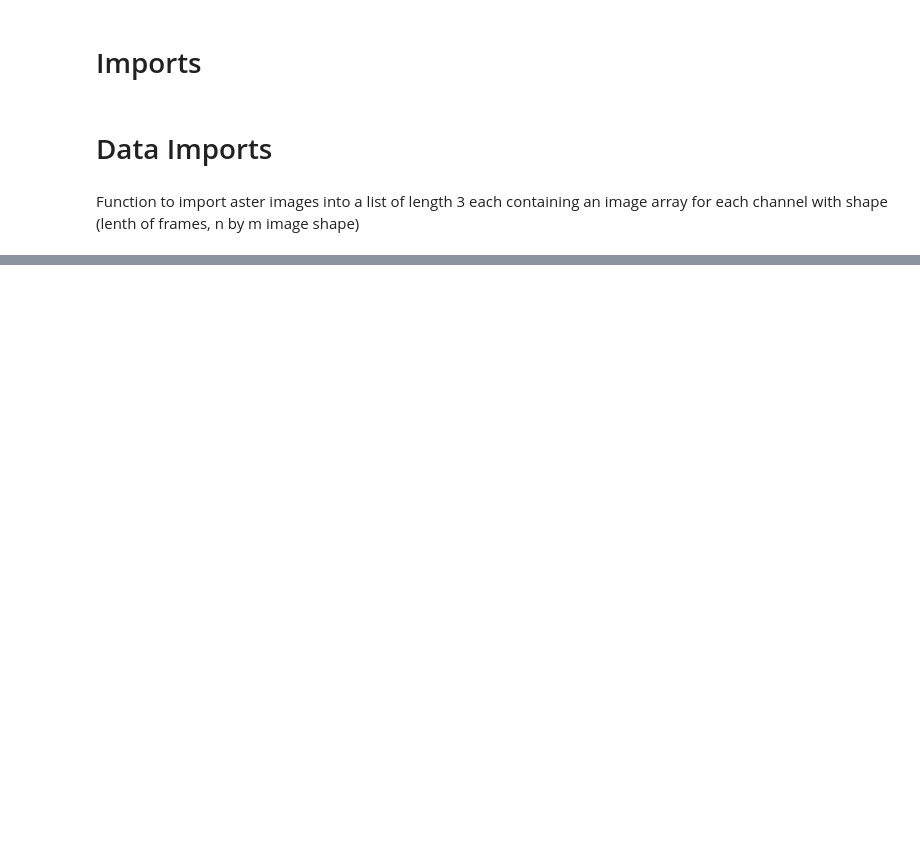
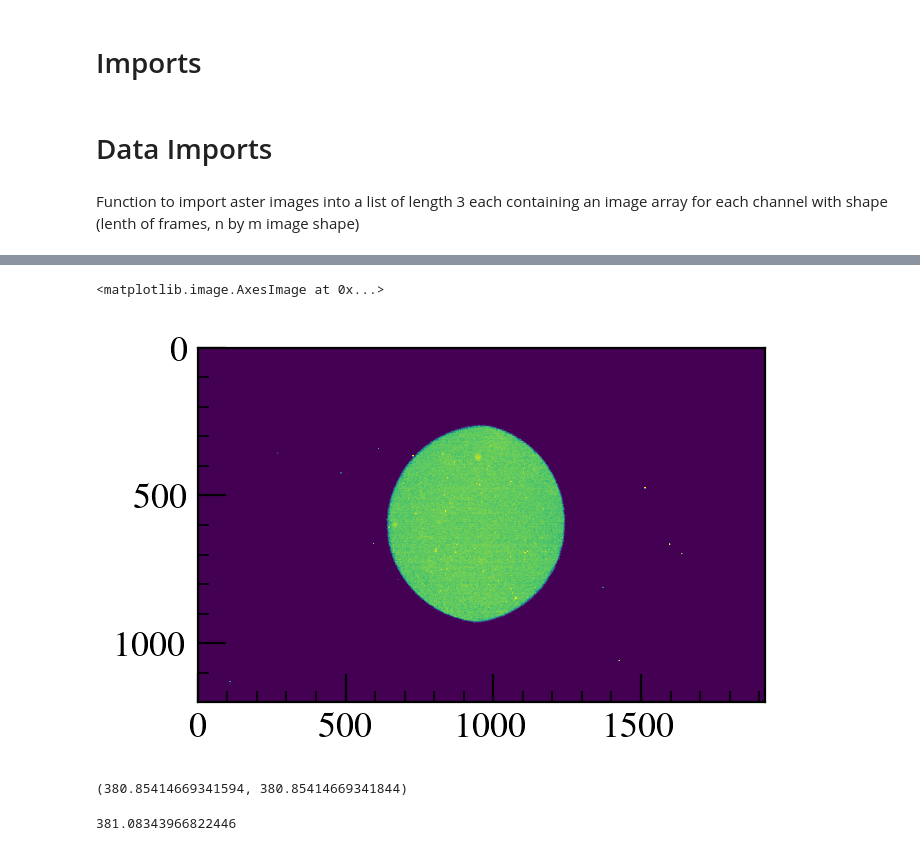
Before and after one commit to RPGroup-PBoC/am_atp, a Jupyter notebook: analysis/aster/20240821_paraAster.ipynb, the cells around one changed output, grey strips where cells are left out. Saved outputs shown, nothing was run; the diff lists cells and outputs as text; code cells hidden in the pictures; blank space fills up the shorter version.

```diff
--- a/analysis/aster/20240821_paraAster.ipynb
+++ b/analysis/aster/20240821_paraAster.ipynb
@@ -128,0 +307,14 @@ arrs = parse_channelarrays('../../data/aster/2023-12-12_NCD_Aster/20sInterval_0.
+# %%
+fig, ax = plt.subplots()
+ax.imshow(abnormal[2][0,:,:],vmin=0, vmax=500)
+# %% [output]
+<matplotlib.image.AxesImage at 0x...>
+[figure, added]
+# %%
+np.mean(norm_mats[0][mask_coords]), np.mean(arrs_sub[0][0][mask_coords])
+# %% [output]
+(380.85414669341594, 380.85414669341844)
+# %%
+np.mean(arrs_sub[0][0][mask_coords])/np.mean(arrs_sub[0][0][mask_coords]/norm_mats[0][mask_coords])
+# %% [output]
+381.08343966822446
```
Also changed, not shown: parts of 24 cells of this notebook, 1 other file.
